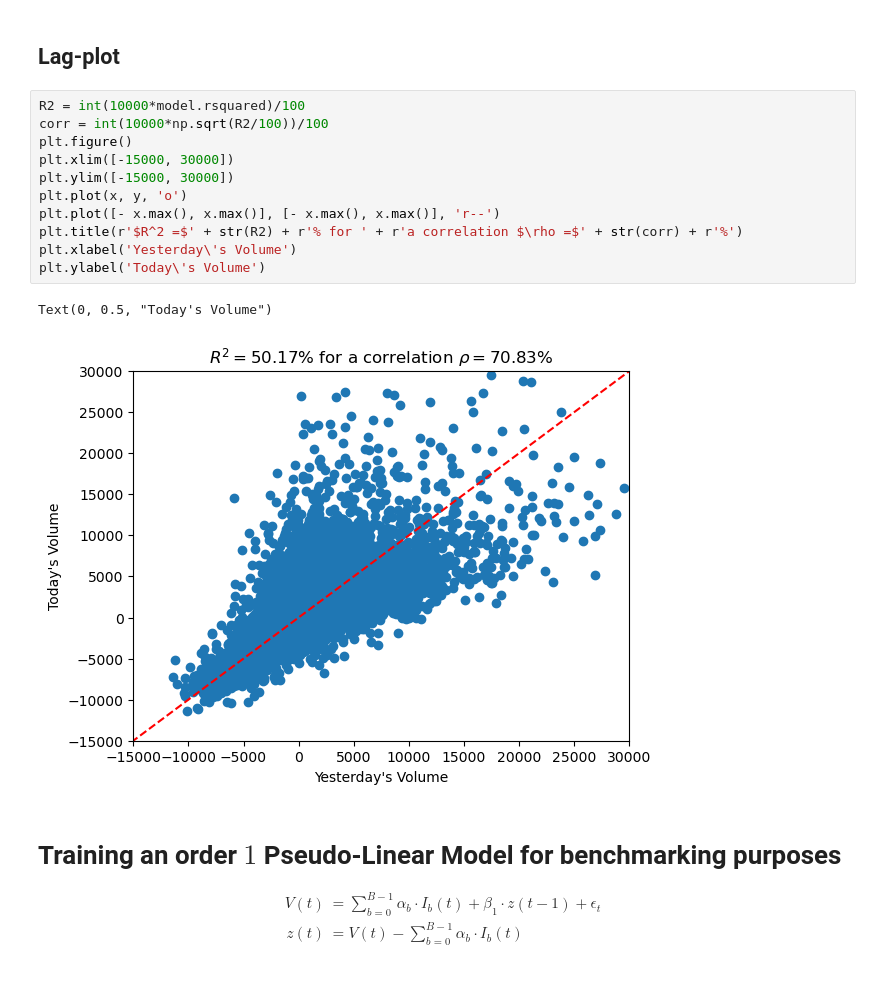
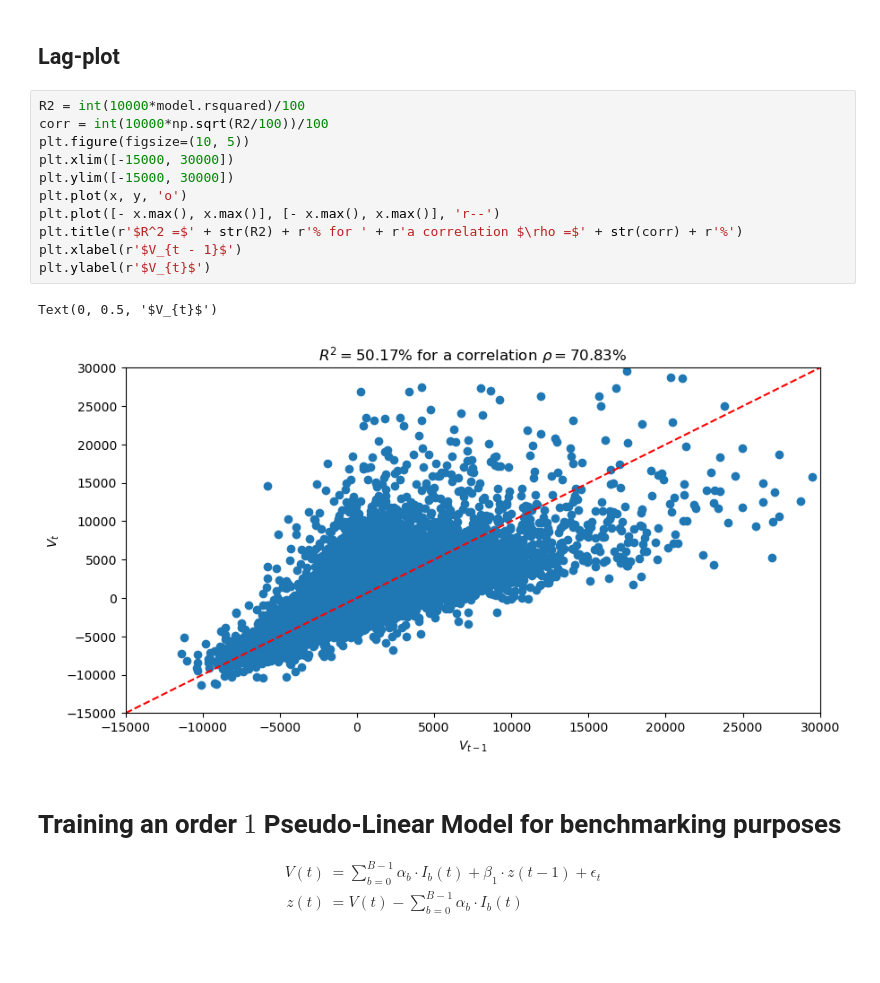
Before and after one commit to Gilt0/liquotaku, a Jupyter notebook: python/LinearRegression.ipynb, the cells around one changed output. Saved outputs shown, nothing was run; the diff lists cells and outputs as text.

```diff
--- a/python/LinearRegression.ipynb
+++ b/python/LinearRegression.ipynb
@@ -93,17 +121,17 @@ Notes:
 # %%
 R2 = int(10000*model.rsquared)/100
 corr = int(10000*np.sqrt(R2/100))/100
-plt.figure()
+plt.figure(figsize=(10, 5))
 plt.xlim([-15000, 30000])
 plt.ylim([-15000, 30000])
 plt.plot(x, y, 'o')
 plt.plot([- x.max(), x.max()], [- x.max(), x.max()], 'r--')
 plt.title(r'$R^2 =$' + str(R2) + r'% for ' + r'a correlation $\rho =$' + str(corr) + r'%')
-plt.xlabel('Yesterday\'s Volume')
-plt.ylabel('Today\'s Volume')
+plt.xlabel(r'$V_{t - 1}$')
+plt.ylabel(r'$V_{t}$')
 # %% [output]
-Text(0, 0.5, "Today's Volume")
+Text(0, 0.5, '$V_{t}$')
-[figure, old version]
+[figure, new version]
 # %% [markdown]
 # Training an order $1$ Pseudo-Linear Model for benchmarking purposes
 
```
Also changed, not shown: parts of 5 cells of this notebook, 1 other file.
